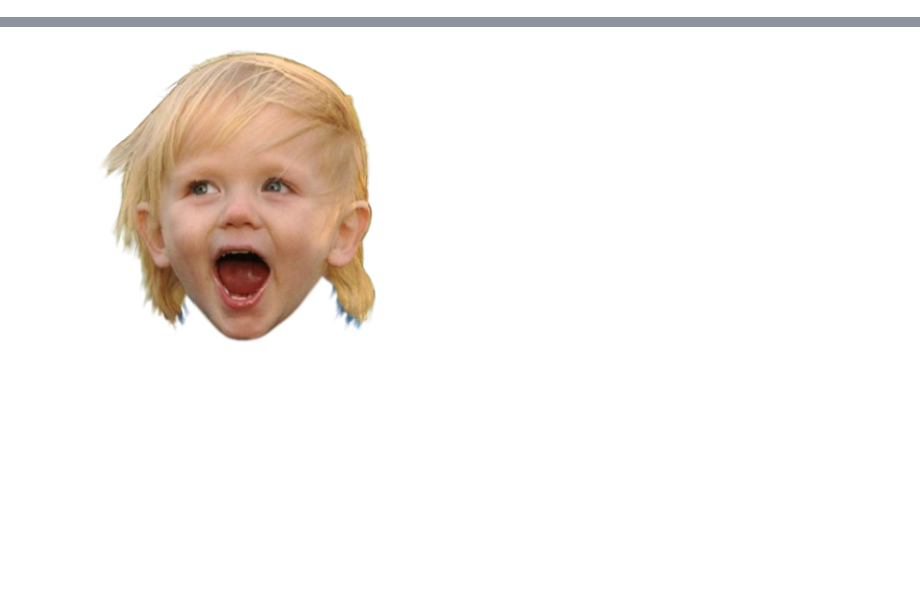
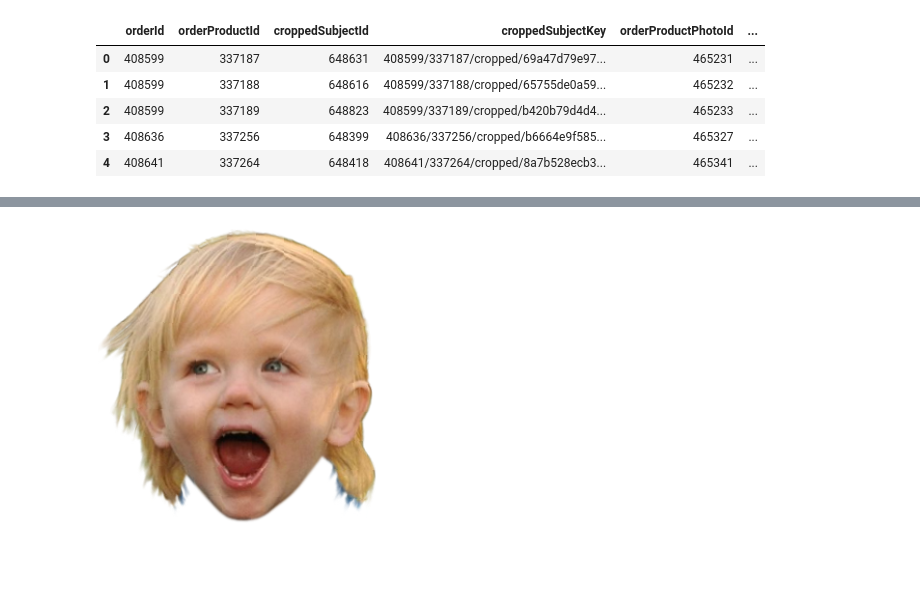
Before and after one commit to NewSciTLH/U-2-Net, a Jupyter notebook: notesdayperday.ipynb, the cells around one changed output, grey strips where cells are left out. Cells and saved outputs as stored; diff of their text form; code cells hidden in the pictures; blank space fills up the shorter version.

```diff
--- a/notesdayperday.ipynb
+++ b/notesdayperday.ipynb
@@ -8,0 +20,9 @@ array([[1, 2, 5],
+# %%
+df.head()
+# %% [output]
+|  | orderId | orderProductId | croppedSubjectId | croppedSubjectKey | orderProductPhotoId | ... |
+| 0 | 408599 | 337187 | 648631 | 408599/337187/cropped/69a47d79e97... | 465231 | ... |
+| 1 | 408599 | 337188 | 648616 | 408599/337188/cropped/65755de0a59... | 465232 | ... |
+| 2 | 408599 | 337189 | 648823 | 408599/337189/cropped/b420b79d4d4... | 465233 | ... |
+| 3 | 408636 | 337256 | 648399 | 408636/337256/cropped/b6664e9f585... | 465327 | ... |
+| 4 | 408641 | 337264 | 648418 | 408641/337264/cropped/8a7b528ecb3... | 465341 | ... |
```
Also changed, not shown: parts of 11 cells of this notebook, 1 other file.
